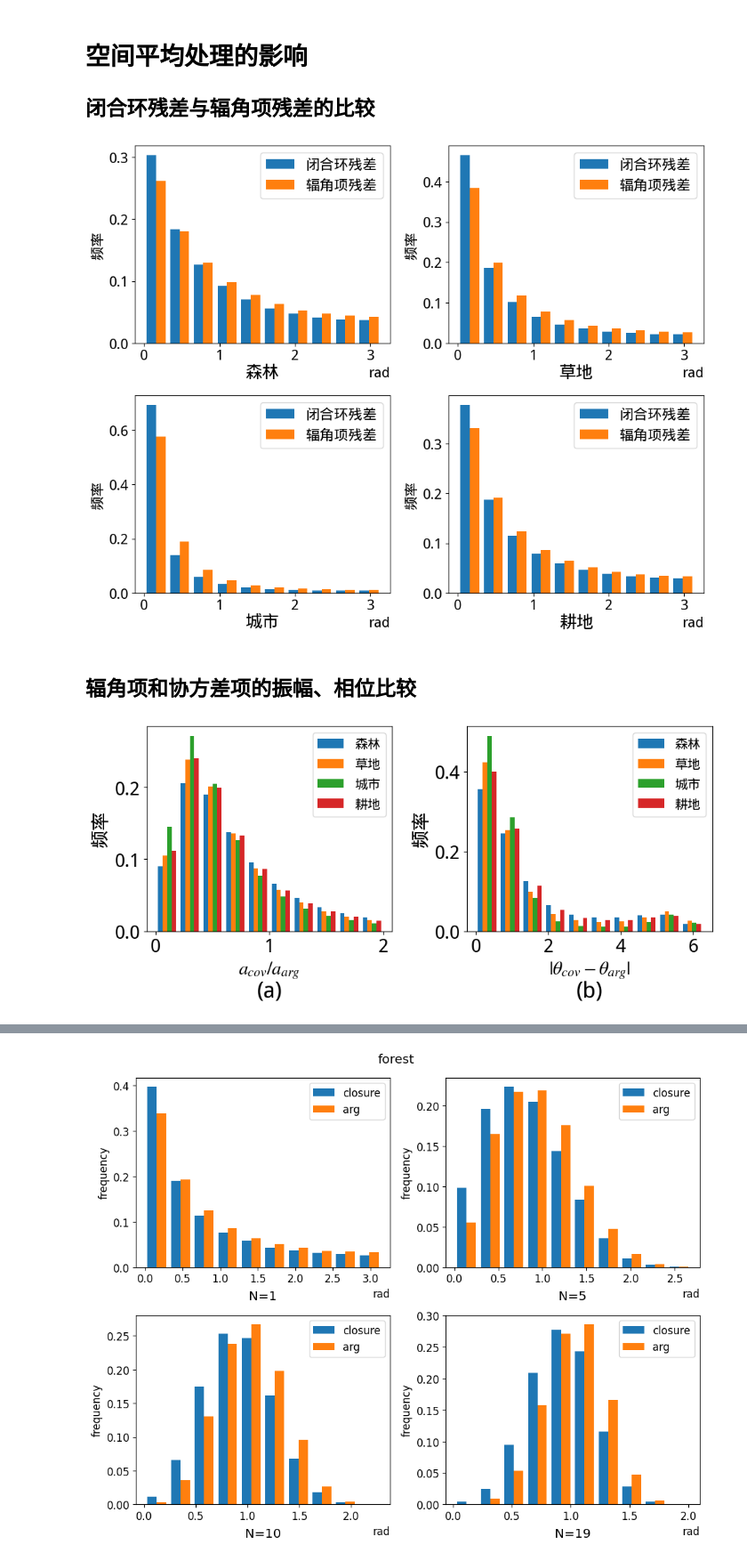
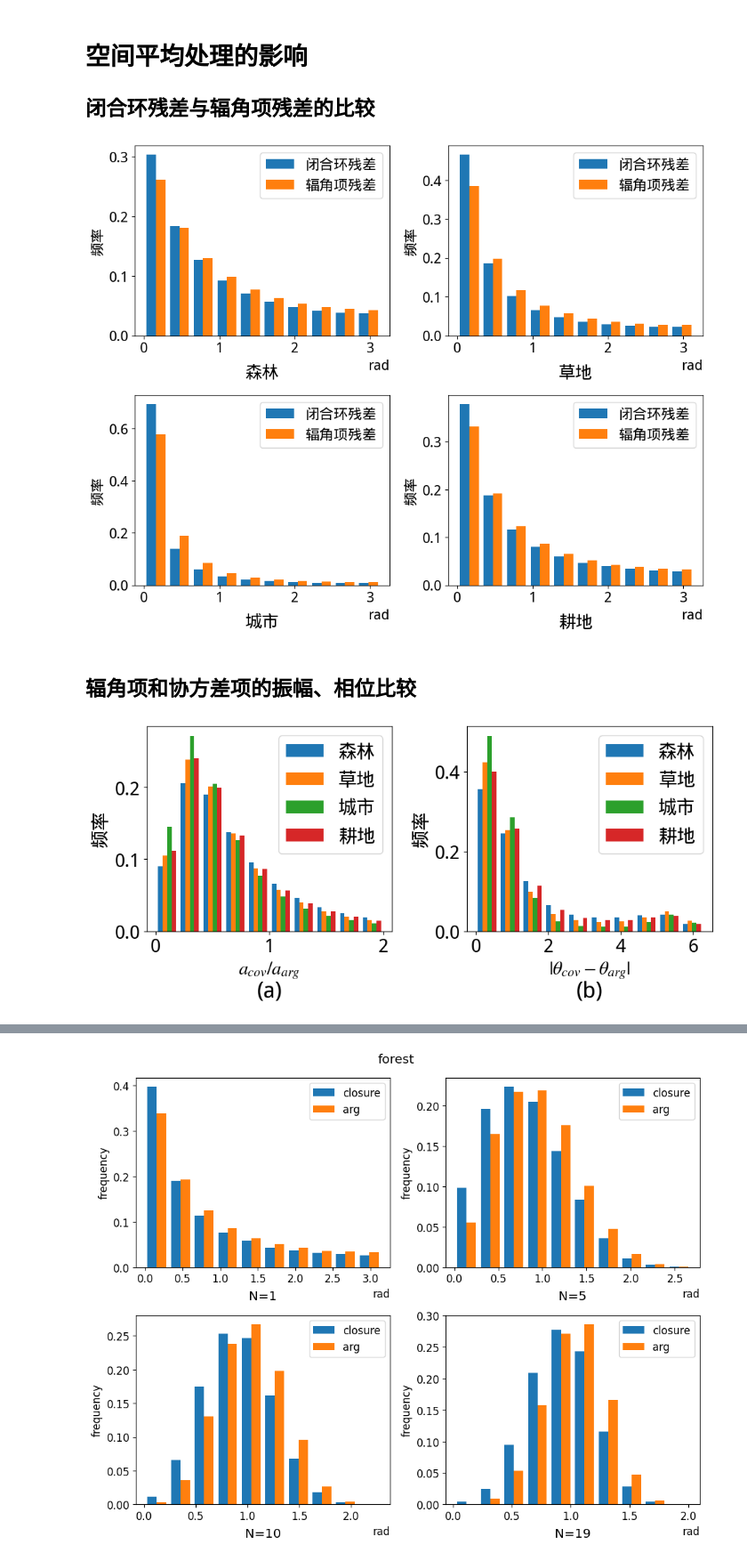
Before and after one commit to SakuraLaurel/Closure, a Jupyter notebook: closure.ipynb, the cells around one changed output, grey strips where cells are left out. Shown at 89% size. Cells and saved outputs as stored; diff of their text form; code cells hidden in the pictures.

```diff
--- a/closure.ipynb
+++ b/closure.ipynb
@@ -93,62 +93,62 @@ class Closure(object):
 def flat(func, n=3):
     res = []
     for lc in lcs.keys():
-        cs = [Closure(number=i, n=n, lc=lc) for i in range(get_m(lc, n))]
-        res.append(np.array(pmap(func, cs)))
+        c_params = [{"number": i, "n": n, "lc": lc} for i in range(get_m(lc, n))]
+        res.append(np.array(pmap(func, c_params)))
     return res
+
+def hist(data, labels=None, xlabel=None, xrange=None, title=None, loc="center", ytitle=-0.35):
+    data = [np.ravel(i) for i in data]
+    weights = [np.ones(i.shape) /len(i) for i in data]
+    plt.hist(data, weights=weights, range=xrange,bins=10, label=labels)
+    plt.xlabel(xlabel, loc=loc)
+    plt.ylabel("频率")
+    plt.legend()
+    plt.title(title, y=ytitle)
 # %% [markdown]
 # 空间平均处理的影响
 
 ## 闭合环残差与辐角项残差的比较
 # %%
-def compare_closure_first(c):
+def compare_closure_first(kwargs):
+    c = Closure(**kwargs)
     first_residual = normalize(np.angle(c.cov[0]).sum(axis=0))
     return c.closure.ravel(), first_residual.ravel()
 
-def display_closure_first(title, closure, first):
-    closure, first = np.ravel(closure), np.ravel(first)
-    weights = np.ones(closure.shape) /len(closure)
-    plt.hist([closure, first], weights=[weights, weights], label=['闭合环残差', '辐角项残差'])
-    plt.xlabel("rad", loc='right')
-    plt.ylabel("频率")
-    plt.legend()
-    plt.title(title, y=-0.2)
+def display_closure_first(data):
+    plt.figure(figsize=(10, 8))
+    for index, v in enumerate(data):
+        plt.subplot(2,2,index + 1)
+        hist((v[:, 0], v[:, 1]), labels=['闭合环残差', '辐角项残差'], xlabel="rad",title=list(lcs.values())[index], loc="right", ytitle=-0.25)
+    plt.tight_layout()
+    plt.show()
 
-plt.figure(figsize=(10, 8))
-for index, data in enumerate(flat(compare_closure_first)):
-    plt.subplot(2,2,index + 1)
-    display_closure_first(list(lcs.values())[index], data[:, 0], data[:, 1])
-plt.tight_layout()
-plt.show()
+data = flat(compare_closure_first)
+display_closure_first(data)
 # %% [output]
-[figure, old version]
+[figure, new version]
 # %% [markdown]
 ## 辐角项和协方差项的振幅、相位比较
 # %%
-def compare_first_second(c: Closure):
+def compare_first_second(kwargs):
+    c = Closure(**kwargs)
     fir, sec = c.cov
     amp_ratio = np.abs(sec) / np.abs(fir)
     pha_diff = np.abs(np.angle(sec) - np.angle(fir))
     shape = (fir.shape[0], -1)
     return amp_ratio.reshape(shape), pha_diff.reshape(shape)
 
-def display_first_second(data, xlabel="", xrange=None, title=""):
-    data = [np.ravel(i) for i in data]
-    weights = [np.ones(i.shape) /len(i) for i in data]
-    plt.hist(data, weights=weights, range=xrange,bins=10, label=lcs.values())
-    plt.xlabel(xlabel)
-    plt.ylabel("频率")
-    plt.legend(fontsize=14)
-    plt.title(title, y=-0.35)
+def display_first_second(data):
+    plt.figure(figsize=(10, 5))
+    plt.rcParams["font.size"] = 20
+    plt.subplot(1,2,1)
+    hist([i[:, 0] for i in data], labels=lcs.values(), xlabel=r"$a_{cov}/a_{arg}$", xrange=[0,2], title="(a)")
+    plt.subplot(1,2,2)
+    hist([i[:, 1] for i in data], labels=lcs.values(), xlabel=r"$|\theta_{cov}-\theta_{arg}|$", title="(b)")
+    plt.tight_layout()
+    plt.show()
 
 data = flat(compare_first_second)
-plt.figure(figsize=(10, 5))
-plt.rcParams["font.size"] = 20
-plt.subplot(1,2,1)
-display_first_second([i[:, 0] for i in data], r"$a_{cov}/a_{arg}$", xrange=[0,2], title="(a)")
-plt.subplot(1,2,2)
-display_first_second([i[:, 1] for i in data], r"$|\theta_{cov}-\theta_{arg}|$", title="(b)")
-plt.tight_layout()
-plt.show()
+display_first_second(data)
 # %% [output]
-[figure, old version]
+[figure, new version]
```
Also changed, not shown: parts of 8 cells of this notebook.
